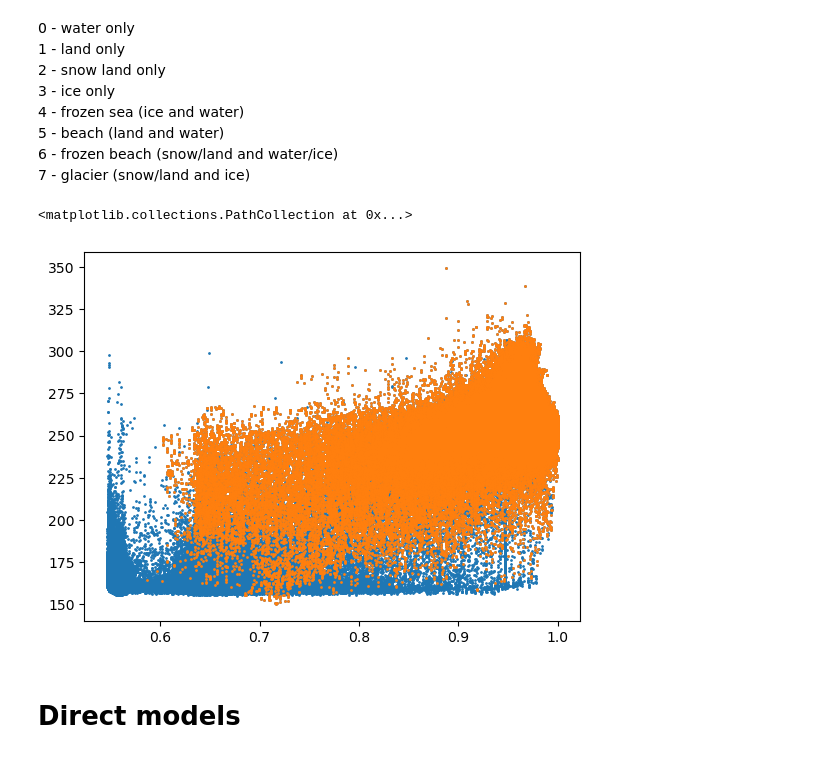
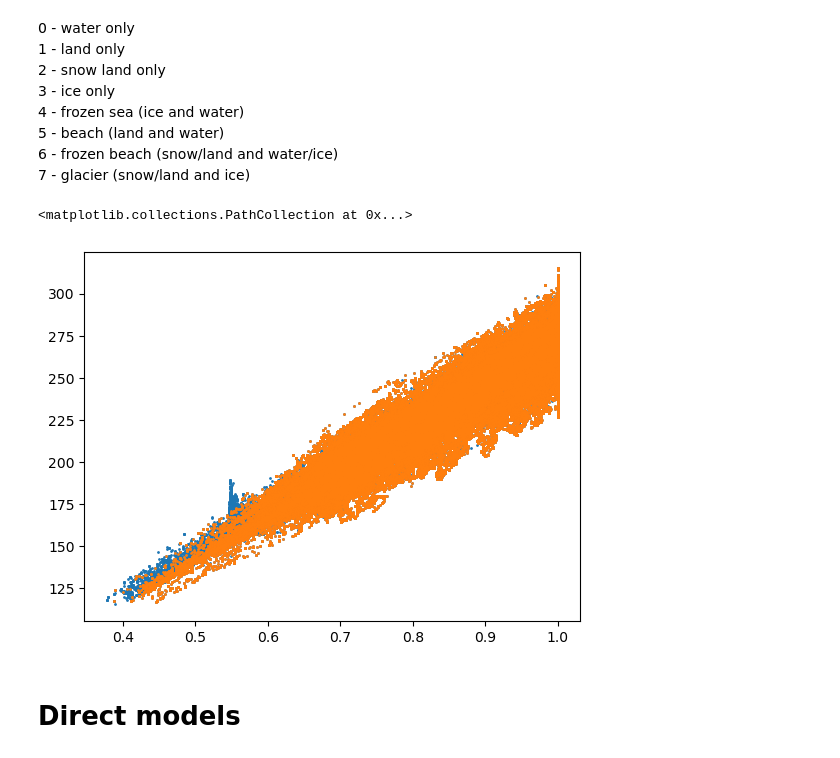
Before and after one commit to aoyako/atlas, a Jupyter notebook: model/train.ipynb, the cells around one changed output. Cells and saved outputs as stored; diff of their text form; code cells hidden in the pictures.

```diff
--- a/model/train.ipynb
+++ b/model/train.ipynb
@@ -31,12 +32,15 @@ files = sorted(
     q.list_files('/mnt/nas04/mykhailo/atlas_data_pmbase/2015') +\
     q.list_files('/mnt/nas04/mykhailo/atlas_data_pmbase/2016') +\
     q.list_files('/mnt/nas04/mykhailo/atlas_data_pmbase/2017') +\
-    q.list_files('/mnt/nas04/mykhailo/atlas_data_pmbase/2018')
+    q.list_files('/mnt/nas04/mykhailo/atlas_data_pmbase/2018') +\
+    q.list_files('/mnt/nas04/mykhailo/atlas_data_pmbase_delta')
 )
 
 tc_gmi_files = sorted(list(filter(lambda x: 'gmi_tc' in x, files)))
-tc_sim_scatt_files = sorted(list(filter(lambda x: 'Tc_hydro_13ch' in x, files)))
-tc_sim_clear_files = sorted(list(filter(lambda x: 'Tc_clear_13ch' in x, files)))
+tc_sim_scatt_files = sorted(list(filter(lambda x: 'Tc_hydro_13ch' in x and 'delta' in x, files)))
+tc_sim_clear_files = sorted(list(filter(lambda x: 'Tc_clear_13ch' in x and 'delta' in x, files)))
+es_files = sorted(list(filter(lambda x: 'es_telsem_13ch' in x and 'delta' in x, files)))
+landsea_telsem_files = sorted(list(filter(lambda x: 'landsea_telsem' in x and 'delta' in x, files)))
 
 specific_humidity_files = sorted(list(filter(lambda x: 'era5_specific_humidity' in x, files)))
 temperature_files = sorted(list(filter(lambda x: 'era5_temperature' in x, files)))
@@ -50,10 +54,6 @@ cloud_ice_water_files = sorted(list(filter(lambda x: 'era5_cloud_ice_water' in x
 precip_liquid_water_files = sorted(list(filter(lambda x: 'era5_precip_liquid_water' in x, files)))
 precip_ice_water_files = sorted(list(filter(lambda x: 'era5_precip_ice_water' in x, files)))
 
-landsea_telsem_files = sorted(list(filter(lambda x: 'landsea_telsem' in x, files)))
-
-es_files = sorted(list(filter(lambda x: 'es_telsem_13ch' in x, files)))
-
 lat_files = sorted(list(filter(lambda x: 'gmi_lat' in x, files)))
 lon_files = sorted(list(filter(lambda x: 'gmi_lon' in x, files)))
 
@@ -130,13 +130,13 @@ clear_sky_mask = tcwv <= 0.015
 
 lat_mask = (lat >= 40) | (lat <= -40)
 # %%
-plt.scatter(es[valid_mask&lat_mask,0], tc_gmi[valid_mask&lat_mask,0], s=1)
-plt.scatter(es[valid_mask&(land_mask|snow_mask|ice_mask)&telsem_surf&lat_mask,0], tc_gmi[valid_mask&(land_mask|snow_mask|ice_mask)&telsem_surf&lat_mask,0], s=1)
+plt.scatter(es[valid_mask&lat_mask,0], tc_sim_scatt[valid_mask&lat_mask,0], s=1)
+plt.scatter(es[valid_mask&(land_mask|snow_mask|ice_mask)&telsem_surf&lat_mask,0], tc_sim_scatt[valid_mask&(land_mask|snow_mask|ice_mask)&telsem_surf&lat_mask,0], s=1)
 # plt.scatter(es[valid_mask&telsem_surf,0], tc_gmi[valid_mask&telsem_surf,0], s=1)
 # plt.scatter(es[valid_mask&telsem_water,0], tc_gmi[valid_mask&telsem_water,0], s=1)
 # %% [output]
 <matplotlib.collections.PathCollection at 0x...>
-[figure, old version]
+[figure, new version]
 # %%
 channels = q.gmi_channels()
 # %% [markdown]
```
Also changed, not shown: parts of 24 cells of this notebook, 3 other files.
